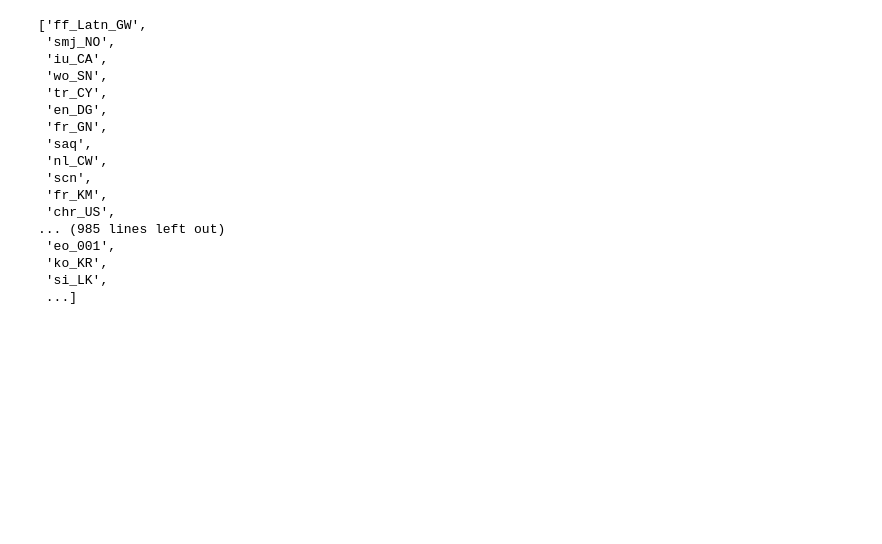
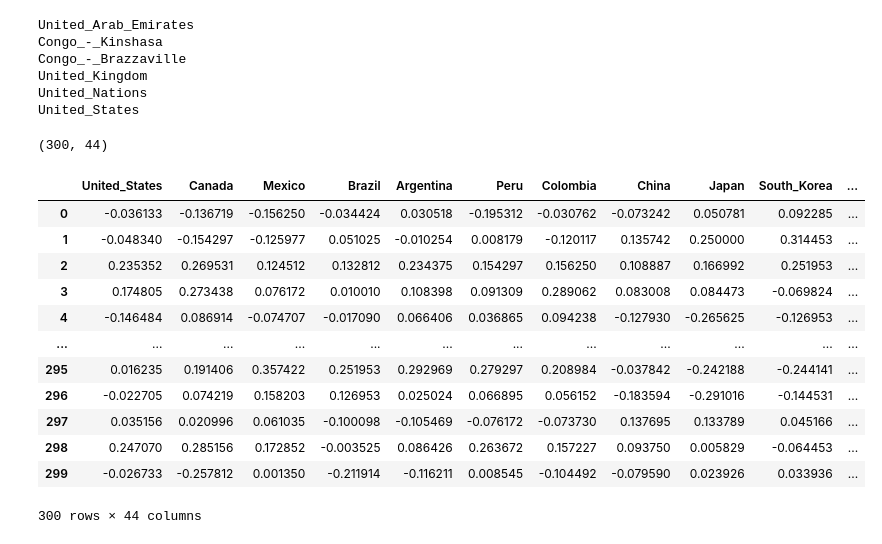
Before and after one commit to sclyde-ai/Natural_Language_Analysis, a Jupyter notebook: sato_hiroki/google-news.ipynb, the cells around one changed output. Drawn from its saved outputs; the diff is of its cells as text; code cells hidden in the pictures; blank space fills up the shorter version.

```diff
--- a/sato_hiroki/google-news.ipynb
+++ b/sato_hiroki/google-news.ipynb
@@ -39,19 +44,58 @@ model.show_locale_heatmap(locale)
 # %%
+
+countries = [
+    # North_America
+    "United_States", "Canada", "Mexico",
+    # South_America
+    "Brazil", "Argentina", "Peru", "Colombia",
+    # East_Asia
+    "China", "Japan", "South_Korea",
+    # South_East_Asia
+    "Vietnam", "Thailand", "Malaysia", "Indonesia", "Singapore", "Philippines",
+    # South_Asia
+    "India", "Pakistan",
+    # Central_Asia
+    "Kazakhstan", "Afghanistan",
+    # Middle_East
+    "Egypt", "Iran", "Türkiye", "Iraq", "Saudi_Arabia",
+    # Europe
+    "United_Kingdom", "France", "Germany", "Russia", "Serbia", "Sweden", "Norway", "Italy", "Spain", "Greece",
+    # Africa
+    "Morocco", "Algeria", "South_Africa", "Nigeria", "Ethiopia", "Tanzania", "Kenya",
+    # Oceania
+    "Australia", "New_Zealand"
+]
+
+locale = "en_US"
+vector = model.get_locale_vector(locale)
+vector.to_csv("temp.csv")
+for column in vector.columns:
+    if "Congo" in column or "congo" in column:
+        print(column)
+    if "US" in column or "United" in column:
+        print(column)
 # %% [output]
-['ff_Latn_GW',
- 'smj_NO',
- 'iu_CA',
- 'wo_SN',
- 'tr_CY',
- 'en_DG',
- 'fr_GN',
- 'saq',
- 'nl_CW',
- 'scn',
- 'fr_KM',
- 'chr_US',
-... (985 lines left out)
- 'eo_001',
- 'ko_KR',
- 'si_LK',
- ...]
+United_Arab_Emirates
+Congo_-_Kinshasa
+Congo_-_Brazzaville
+United_Kingdom
+United_Nations
+United_States
+# %%
+print(vector[countries].shape)
+vector[countries]
+# %% [output]
+(300, 44)
+|  | United_States | Canada | Mexico | Brazil | Argentina | Peru | Colombia | China | Japan | South_Korea | ... |
+| 0 | -0.036133 | -0.136719 | -0.156250 | -0.034424 | 0.030518 | -0.195312 | -0.030762 | -0.073242 | 0.050781 | 0.092285 | ... |
+| 1 | -0.048340 | -0.154297 | -0.125977 | 0.051025 | -0.010254 | 0.008179 | -0.120117 | 0.135742 | 0.250000 | 0.314453 | ... |
+| 2 | 0.235352 | 0.269531 | 0.124512 | 0.132812 | 0.234375 | 0.154297 | 0.156250 | 0.108887 | 0.166992 | 0.251953 | ... |
+| 3 | 0.174805 | 0.273438 | 0.076172 | 0.010010 | 0.108398 | 0.091309 | 0.289062 | 0.083008 | 0.084473 | -0.069824 | ... |
+| 4 | -0.146484 | 0.086914 | -0.074707 | -0.017090 | 0.066406 | 0.036865 | 0.094238 | -0.127930 | -0.265625 | -0.126953 | ... |
+| ... | ... | ... | ... | ... | ... | ... | ... | ... | ... | ... | ... |
+| 295 | 0.016235 | 0.191406 | 0.357422 | 0.251953 | 0.292969 | 0.279297 | 0.208984 | -0.037842 | -0.242188 | -0.244141 | ... |
+| 296 | -0.022705 | 0.074219 | 0.158203 | 0.126953 | 0.025024 | 0.066895 | 0.056152 | -0.183594 | -0.291016 | -0.144531 | ... |
+| 297 | 0.035156 | 0.020996 | 0.061035 | -0.100098 | -0.105469 | -0.076172 | -0.073730 | 0.137695 | 0.133789 | 0.045166 | ... |
+| 298 | 0.247070 | 0.285156 | 0.172852 | -0.003525 | 0.086426 | 0.263672 | 0.157227 | 0.093750 | 0.005829 | -0.064453 | ... |
+| 299 | -0.026733 | -0.257812 | 0.001350 | -0.211914 | -0.116211 | 0.008545 | -0.104492 | -0.079590 | 0.023926 | 0.033936 | ... |
+300 rows × 44 columns
```
Also changed, not shown: parts of 10 cells of this notebook, 51 other files.
